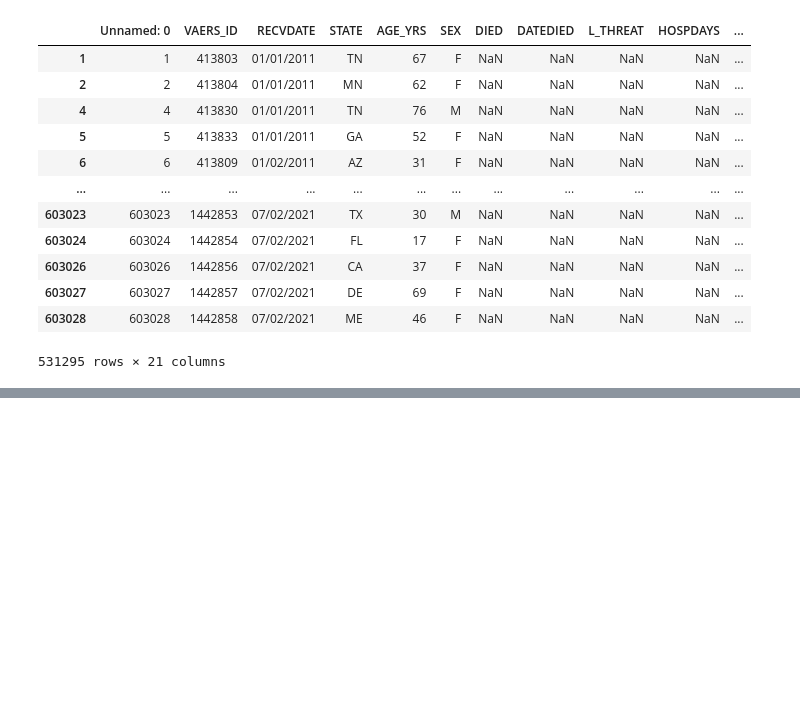
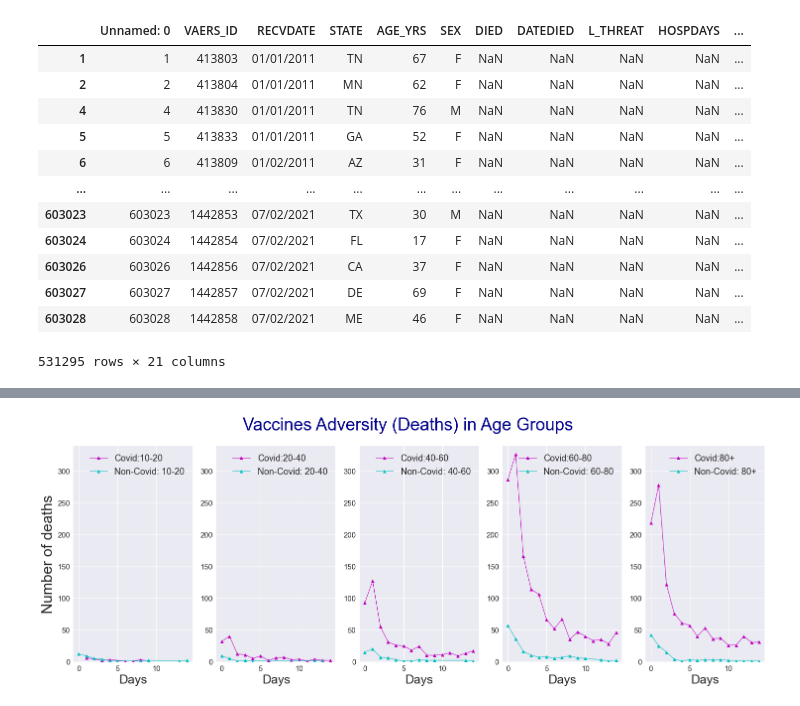
Before and after one commit to sophiastewart202/Project-1, a Jupyter notebook: died_numdays.ipynb, the cells around one changed output, grey strips where cells are left out. Cells and saved outputs as stored; diff of their text form; code cells hidden in the pictures; blank space fills up the shorter version.

```diff
--- a/died_numdays.ipynb
+++ b/died_numdays.ipynb
@@ -217,0 +59,16 @@ plt.show()
+# %%
+# Filtering data by Non-Covid19 vaccines and Age Ranges
+nonCovid_10_20=age_vars.loc[(age_vars['VAX_TYPE'] !='COVID19') & (age_vars['Age Ranges']=='10-20') & (age_vars.DIED != 0)]
+other_vax_10_20=nonCovid_10_20.groupby(['NUMDAYS'])['DIED'].sum().reset_index()
+
+nonCovid_20_40=age_vars.loc[(age_vars['VAX_TYPE'] !='COVID19') & (age_vars['Age Ranges']=='20-40') & (age_vars.DIED != 0)]
+other_vax_20_40=nonCovid_20_40.groupby(['NUMDAYS'])['DIED'].sum().reset_index()
+
+nonCovid_40_60=age_vars.loc[(age_vars['VAX_TYPE'] !='COVID19') & (age_vars['Age Ranges']=='40-60') & (age_vars.DIED != 0)]
+other_vax_40_60=nonCovid_40_60.groupby(['NUMDAYS'])['DIED'].sum().reset_index()
+
+nonCovid_60_80=age_vars.loc[(age_vars['VAX_TYPE'] !='COVID19') & (age_vars['Age Ranges']=='60-80') & (age_vars.DIED != 0)]
+other_vax_60_80=nonCovid_60_80.groupby(['NUMDAYS'])['DIED'].sum().reset_index()
+
+nonCovid_80_plus=age_vars.loc[(age_vars['VAX_TYPE'] !='COVID19') & (age_vars['Age Ranges']=='80+') & (age_vars.DIED != 0)]
+other_vax_80_plus=nonCovid_80_plus.groupby(['NUMDAYS'])['DIED'].sum().reset_index()
@@ -218,3 +79,78 @@ plt.show()
+# %%
+plt.style.use('seaborn')
+# Line plotting with covid19 and Non-Covid19 vaccines
+fig, (bx1,bx2,bx3,bx4,bx5) = plt.subplots(1,5, figsize=(25,8))
+
+font1 = {'family':'serif','color':'darkgreen','size':15}
+font2 = {'family':'serif','color':'darkred','size':15}
+
+# Setting title
+fig.suptitle('Vaccines Adversity (Deaths) in Age Groups',fontsize=35, color='darkblue')
+
+# Setting y-label
+bx1.set_ylabel('Number of deaths', fontsize=30)
+
+# plotting line graph
+bx1.plot(numdays_10_20.NUMDAYS,numdays_10_20.DIED, marker='^', color='m', linewidth=1, label='Covid:10-20')
+bx1.plot(other_vax_10_20.NUMDAYS,other_vax_10_20.DIED,marker='^', linewidth=1, color="c", label='Non-Covid: 10-20')
+
+# Setting the scale y-axis limit
+bx1.set_ylim(0, 340)
+
+# Setting xlabel and font size
+bx1.set_xlabel('Days', fontsize=25)
+
+# Both scale size increasing
+bx1.tick_params(axis='both', labelsize=15)
+
+# Setting legend
+bx1.legend(loc='best', fontsize=18)
+
+# Plotting age group 20-40 for Covid19 and Non-Covid19 cases
+bx2.plot(numdays_20_40.NUMDAYS,numdays_20_40.DIED, marker='^', color='m', linewidth=1, label='Covid:20-40')
+bx2.plot(other_vax_20_40.NUMDAYS,other_vax_20_40.DIED,marker='^', linewidth=1, color="c", label='Non-Covid: 20-40')
+
+# Style formatting
+bx2.tick_params(axis='both', labelsize=15)
+bx2.set_ylim(0, 340)
+bx2.set_xlabel('Days', fontsize=25)
+bx2.legend(loc='best', fontsize=18)
+
+# Plotting age group 40-60 for Covid19 and Non-Covid19 cases
+bx3.plot(numdays_40_60.NUMDAYS,numdays_40_60.DIED, marker='^', color='m', linewidth=1, label='Covid:40-60')
+bx3.plot(other_vax_40_60.NUMDAYS,other_vax_40_60.DIED,marker='^', linewidth=1, color="c", label='Non-Covid: 40-60')
+
+# Style formatting
+bx3.tick_params(axis='both', labelsize=15)
+bx3.set_ylim(0, 340)
+bx3.set_xlabel('Days', fontsize=25)
+bx3.legend(loc='best', fontsize=18)
+
+# Plotting age group 60-80 for Covid19 and Non-Covid19 cases
+bx4.plot(numdays_60_80.NUMDAYS,numdays_60_80.DIED, marker='^', color='m', linewidth=1, label='Covid:60-80')
+bx4.plot(other_vax_60_80.NUMDAYS,other_vax_60_80.DIED,marker='^', linewidth=1, color="c", label='Non-Covid: 60-80')
+
+# Style formatting
+bx4.tick_params(axis='both', labelsize=15)
+bx4.set_ylim(0, 340)
+bx4.set_xlabel('Days', fontsize=25)
+bx4.legend(loc='best', fontsize=18)
+
+# Plotting age group 80+ for Covid19 and Non-Covid19 cases
+bx5.plot(numdays_80_plus.NUMDAYS,numdays_80_plus.DIED, marker='^', color='m', linewidth=1, label='Covid:80+')
+bx5.plot(other_vax_80_plus.NUMDAYS,other_vax_80_plus.DIED,marker='^', linewidth=1, color="c", label='Non-Covid: 80+')
+
+# Style formatting
+bx5.tick_params(axis='both', labelsize=15)
+bx5.set_ylim(0, 340)
+bx5.set_xlabel('Days', fontsize=25)
+bx5.legend(loc='best', fontsize=18)
+
+# Saving figure in PNG folder
+plt.savefig('PNG/lineAdversity.png')
+plt.show()
+# %% [output]
+[figure, added]
 # %%
 # from IPython.display import display, HTML
 # Extracting daraframe only having COVID19
```
Also changed, not shown: parts of 24 cells of this notebook, 6 other files.
